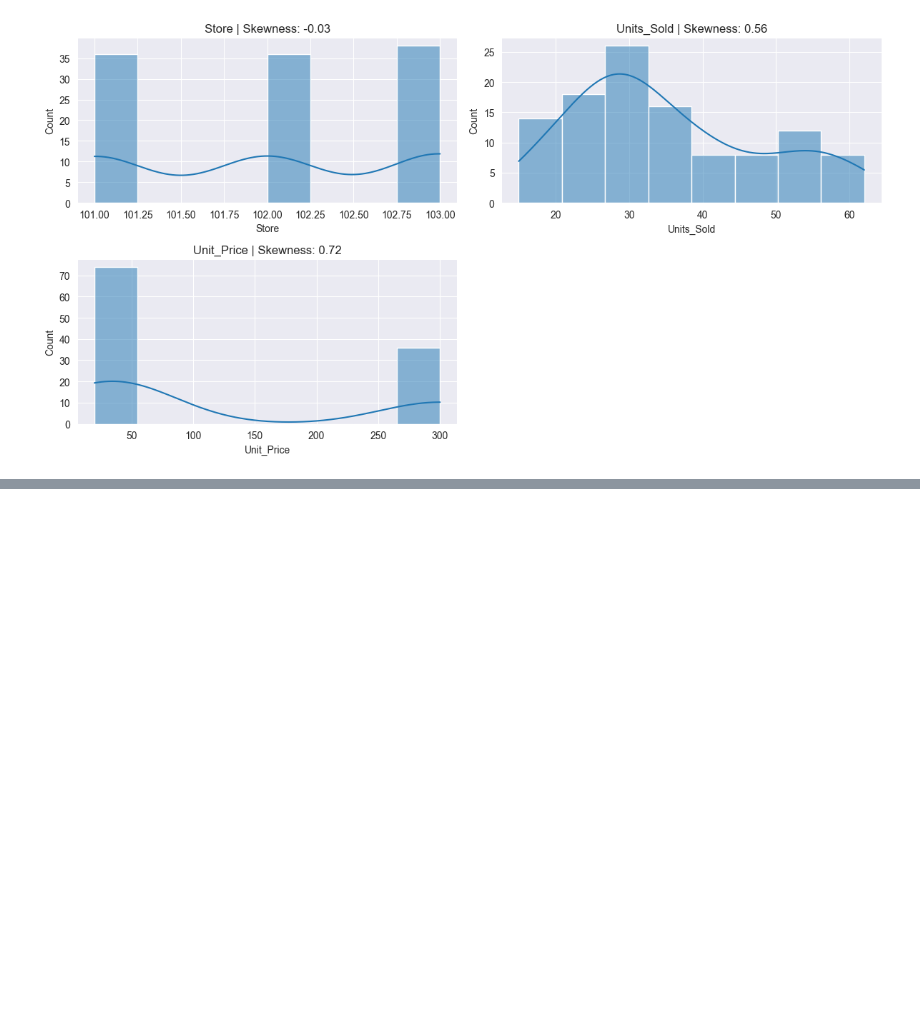
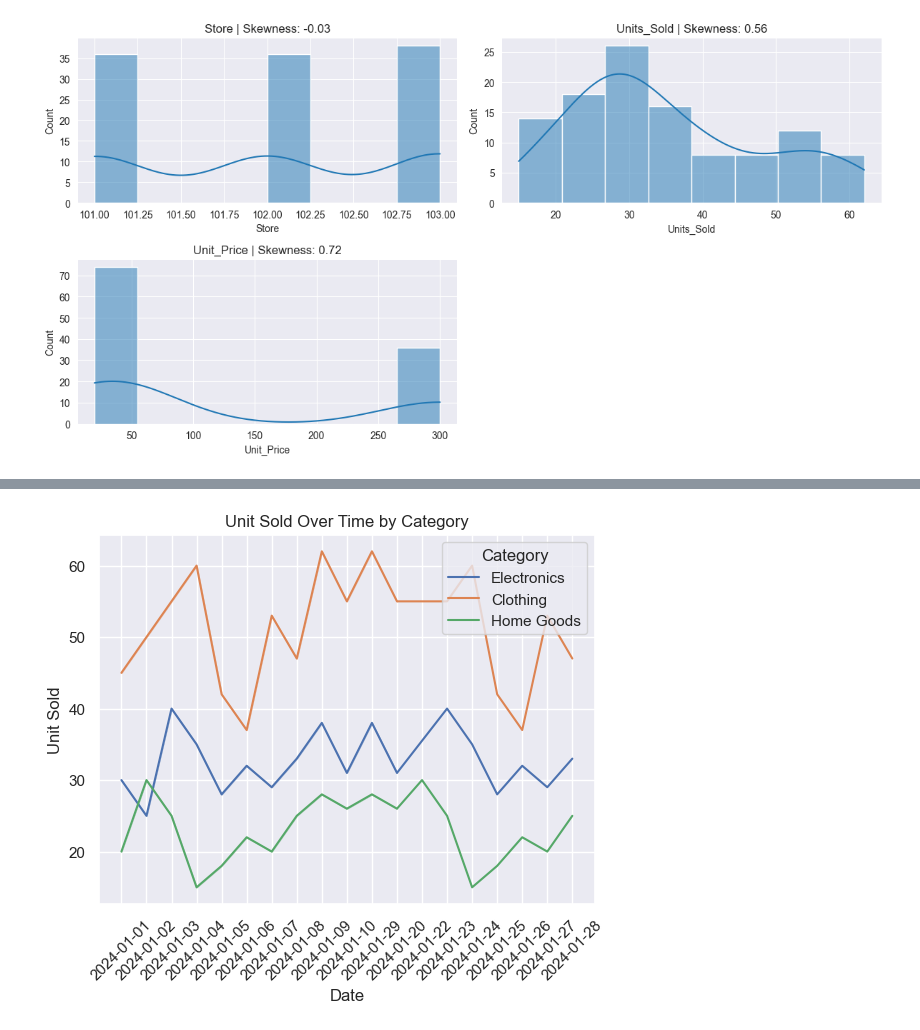
Before and after one commit to nicoherza-pascu/Club_IA-2, a Jupyter notebook: practica.ipynb, the cells around one changed output, grey strips where cells are left out. Drawn from its saved outputs; the diff is of its cells as text; code cells hidden in the pictures; blank space fills up the shorter version.

```diff
--- a/practica.ipynb
+++ b/practica.ipynb
@@ -98,0 +115,11 @@ plt.show()
+# %%
+sns.set_theme(style='darkgrid')
+
+sns.lineplot(x='Date', y='Units_Sold', hue='Category', data=df)
+plt.title('Unit Sold Over Time by Category')
+plt.xlabel('Date')
+plt.ylabel('Unit Sold')
+plt.xticks(rotation=45)
+plt.show()
+# %% [output]
+[figure, added]
```
Also changed, not shown: parts of 2 cells of this notebook.
